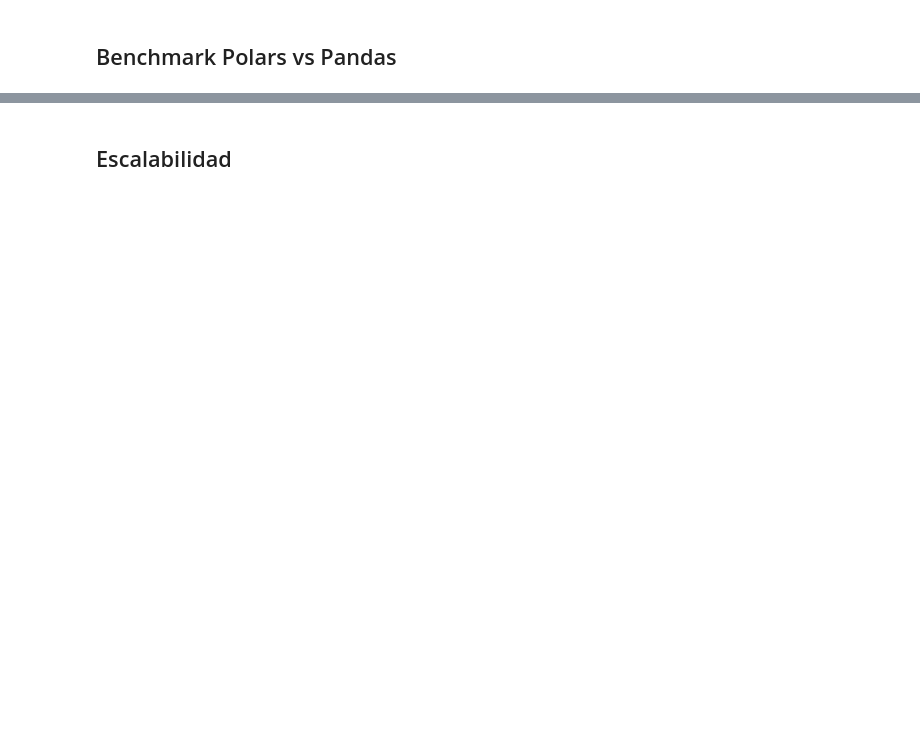
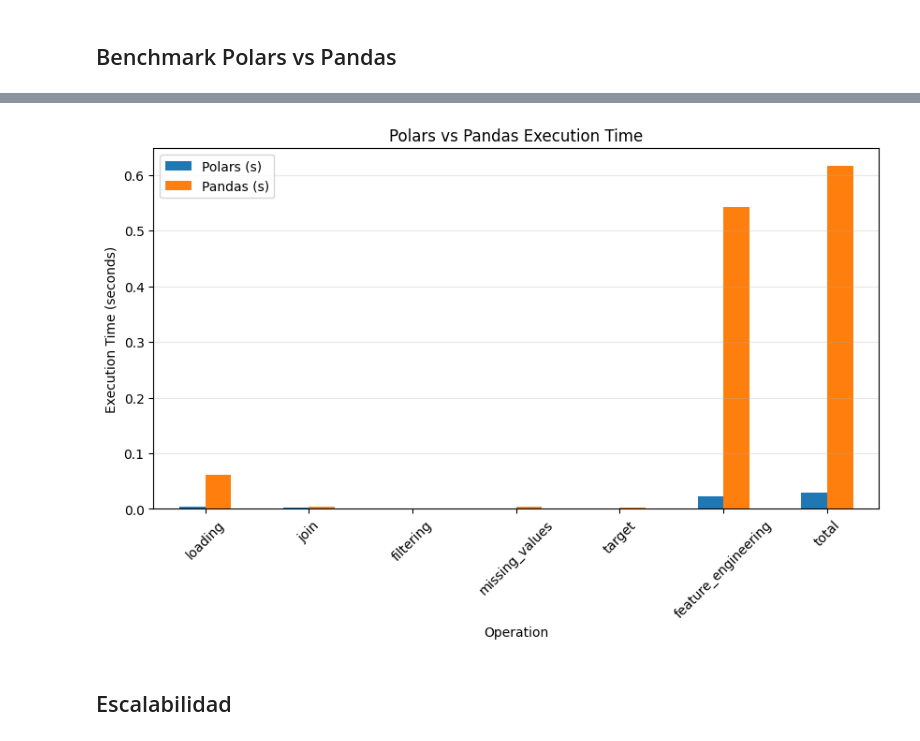
Before and after one commit to squesadaw/movielens_polar_vs_pandas, a Jupyter notebook: notebooks/analysis.ipynb, the cells around one changed output, grey strips where cells are left out. Saved outputs shown, nothing was run; the diff lists cells and outputs as text; code cells hidden in the pictures; blank space fills up the shorter version.

```diff
--- a/notebooks/analysis.ipynb
+++ b/notebooks/analysis.ipynb
@@ -433,2 +660,17 @@ shape: (7, 2)
 # %% [markdown]
 ## Benchmark Polars vs Pandas
+# %%
+benchmark = pd.DataFrame(
+    {
+        "Operation": list(timings_polars.keys()),
+        "Polars (s)": list(timings_polars.values()),
+        "Pandas (s)": list(timings_pandas.values()),
+    }
+)
+
+benchmark["Difference (s)"] = (
+    benchmark["Pandas (s)"] -
+    benchmark["Polars (s)"]
+)
+
+benchmark
@@ -435,2 +686,20 @@ shape: (7, 2)
+# %%
+benchmark_plot = benchmark.set_index("Operation")
+
+benchmark_plot[
+    ["Polars (s)", "Pandas (s)"]
+].plot(
+    kind="bar",
+    figsize=(10,5)
+)
+
+plt.ylabel("Execution Time (seconds)")
+plt.title("Polars vs Pandas Execution Time")
+plt.xticks(rotation=45)
+plt.grid(axis="y", alpha=0.3)
+
+plt.show()
+# %% [output]
+[figure, added]
 # %% [markdown]
 ## Escalabilidad
```
Also changed, not shown: parts of 53 cells of this notebook, 14 other files.
